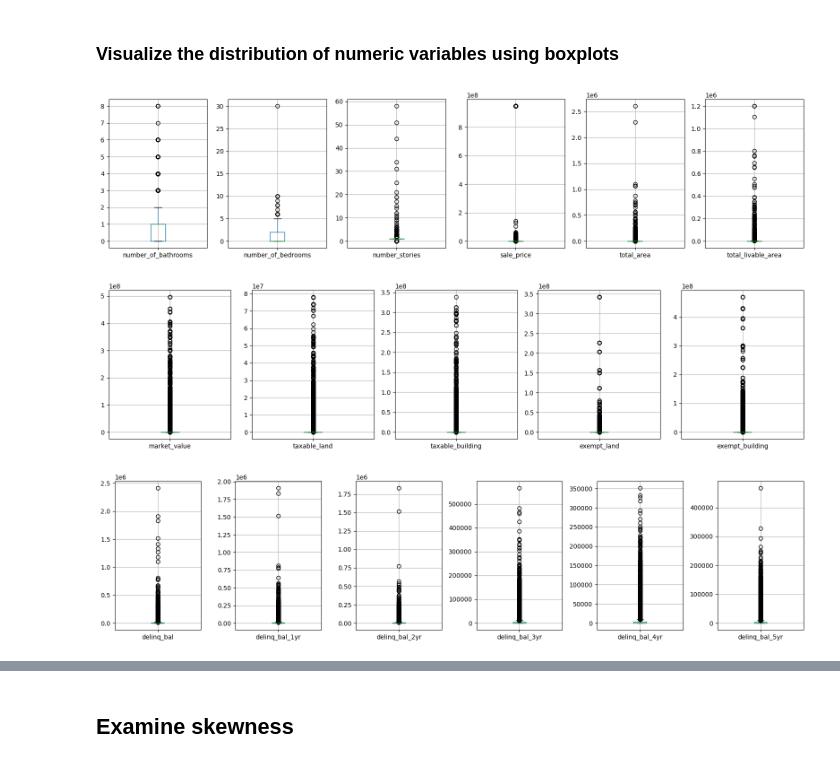
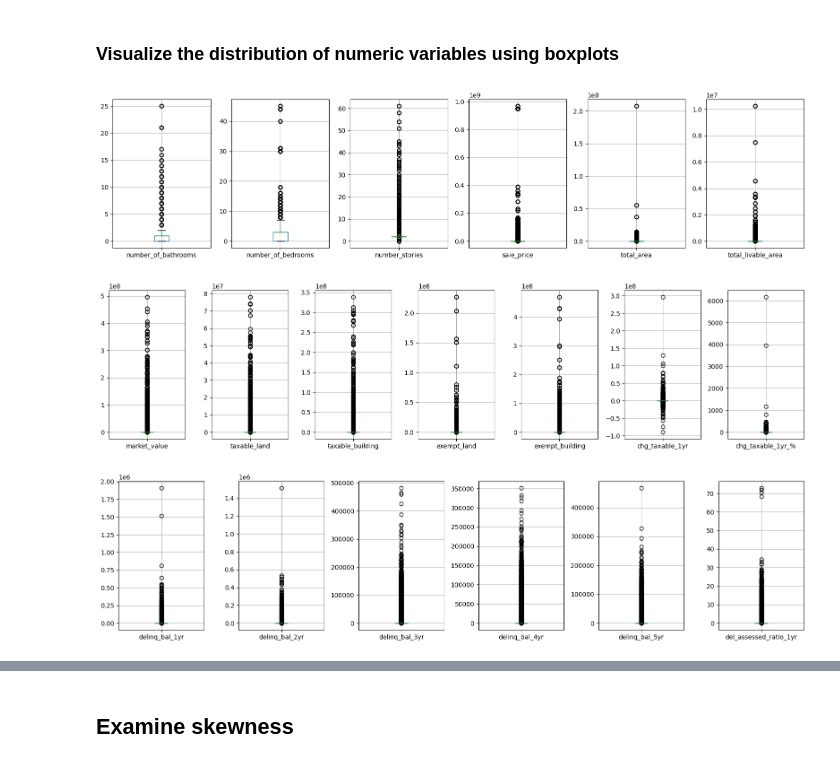
Before and after one commit to julia-flan/Real_Estate_Delinquency_Analysis, a Jupyter notebook: RE_Delinquent_Data_Cleaning.ipynb, the cells around one changed output, grey strips where cells are left out. Cells and saved outputs as stored; diff of their text form; code cells hidden in the pictures.

Commit message:
Update RE_Delinquent_Data_Cleaning.ipynb
Added data exploration to data cleaning script

```diff
--- a/RE_Delinquent_Data_Cleaning.ipynb
+++ b/RE_Delinquent_Data_Cleaning.ipynb
@@ -859,16 +854,16 @@ rea_fe.loc[(rea_fe.taxable > 0) | (rea_fe.exempt > 0),'taxable_%'] = rea_fe['tax
 For this analysis, we will be trying to predict whether a property is delinquent in the current year. For this reason, we should create features without the current year's delinquency.
 # %%
 # create booleans indicating whether there was delinquency in a given year
-rea_fe['delinq_1yr'] = rea_fe.delinq_bal_1yr.apply(lambda x: 1 if x > 0 else 0)
-rea_fe['delinq_2yr'] = rea_fe.delinq_bal_2yr.apply(lambda x: 1 if x > 0 else 0)
-rea_fe['delinq_3yr'] = rea_fe.delinq_bal_3yr.apply(lambda x: 1 if x > 0 else 0)
-rea_fe['delinq_4yr'] = rea_fe.delinq_bal_4yr.apply(lambda x: 1 if x > 0 else 0)
-rea_fe['delinq_5yr'] = rea_fe.delinq_bal_5yr.apply(lambda x: 1 if x > 0 else 0)
+rea_all['delinq_1yr'] = rea_all.delinq_bal_1yr.apply(lambda x: 1 if x > 0 else 0)
+rea_all['delinq_2yr'] = rea_all.delinq_bal_2yr.apply(lambda x: 1 if x > 0 else 0)
+rea_all['delinq_3yr'] = rea_all.delinq_bal_3yr.apply(lambda x: 1 if x > 0 else 0)
+rea_all['delinq_4yr'] = rea_all.delinq_bal_4yr.apply(lambda x: 1 if x > 0 else 0)
+rea_all['delinq_5yr'] = rea_all.delinq_bal_5yr.apply(lambda x: 1 if x > 0 else 0)
 
 # count the number of years delinqent in the past 5 years
-rea_fe['years_delinq'] = rea_fe.delinq_1yr + rea_fe.delinq_2yr + rea_fe.delinq_3yr + rea_fe.delinq_4yr + rea_fe.delinq_5yr
+rea_all['years_delinq'] = rea_all.delinq_1yr + rea_all.delinq_2yr + rea_all.delinq_3yr + rea_all.delinq_4yr + rea_all.delinq_5yr
 
 # get ratio of delinquency balance from the previous year to its assessed value
-rea_fe['del_assessed_ratio_1yr'] = 0.0
-rea_fe.loc[(rea_fe.taxable_1yr > 0) | (rea_fe.exempt_1yr), 'del_assessed_ratio_1yr'] = rea_fe.delinq_bal_1yr / (rea_fe.taxable_1yr + rea_fe.exempt_1yr)
+rea_all['del_assessed_ratio_1yr'] = 0.0
+rea_all.loc[(rea_all.taxable_1yr > 0) | (rea_all.exempt_1yr), 'del_assessed_ratio_1yr'] = rea_all.delinq_bal_1yr / (rea_all.taxable_1yr + rea_all.exempt_1yr)
 # %% [markdown]
@@ -876,8 +871,12 @@ rea_fe.loc[(rea_fe.taxable_1yr > 0) | (rea_fe.exempt_1yr), 'del_assessed_ratio_1
 # %%
 # copy the 2025 data
-rea_2025 = rea_fe[rea_fe.year == 2025].copy(deep=True)
+rea_2025 = rea_all[rea_all.year == 2025].copy(deep=True)
+
+# copy remaining years into a new df
+rea_final = rea_all[rea_all.year != 2025].copy(deep=True)
 
 # drop the NAN delinquency balance records
 rea_2025.drop(columns=['delinq_bal'], inplace=True)
 
-rea_2025.dtypes
+# export the 2025 data
+rea_2025.to_csv("Data/X_real_estate_2025.csv")
@@ -902,6 +885,7 @@ dtype: object
 # %%
-rea_fe['delinq'] = rea_fe.delinq_bal.apply(lambda x: 1 if x > 0 else 0) # y-variable
+# y-variable
+rea_final['delinq'] = rea_final.delinq_bal.apply(lambda x: 1 if x > 0 else 0)
 
 # drop delinquency balance
-rea_fe.drop(columns=['delinq_bal'], axis=1, inplace=True)
+rea_final.drop(columns=['delinq_bal'], axis=1, inplace=True)
 # %%
@@ -958,35 +922,35 @@ fig, ax = plt.subplots(nrows= 1, ncols= len(columns_for_boxplots), figsize= (16,
 i = 0
 # iterate through all columns and add to figure
 for col in columns_for_boxplots:
-    prop_clean.boxplot(column=col, ax= ax[i])
+    rea_final.boxplot(column=col, ax= ax[i])
     i += 1
 
 # display plot
 plt.tight_layout()
 plt.show()
 # %% [output]
-[figure, old version]
+[figure, new version]
 # %%
 # Assessments boxplots
-columns_for_boxplots = ['market_value','taxable_land','taxable_building','exempt_land','exempt_building']
+columns_for_boxplots = ['market_value','taxable_land','taxable_building','exempt_land','exempt_building', 'chg_taxable_1yr', 'chg_taxable_1yr_%']
 
 # set figure and axis
 fig, ax = plt.subplots(nrows= 1, ncols= len(columns_for_boxplots), figsize= (16, 4))
 
 i = 0
 # iterate through all columns and add to figure
 for col in columns_for_boxplots:
-    assess_clean.boxplot(column=col, ax= ax[i])
+    rea_final.boxplot(column=col, ax= ax[i])
     i += 1
 
 # display plot
 plt.tight_layout()
 plt.show()
 # %% [output]
-[figure, old version]
+[figure, new version]
 # %%
 # Delinquency boxplots
-columns_for_boxplots = ['delinq_bal','delinq_bal_1yr','delinq_bal_2yr','delinq_bal_3yr','delinq_bal_4yr','delinq_bal_5yr']
+columns_for_boxplots = ['delinq_bal_1yr','delinq_bal_2yr','delinq_bal_3yr','delinq_bal_4yr','delinq_bal_5yr', 'del_assessed_ratio_1yr']
 
 # set figure and axis
 fig, ax = plt.subplots(nrows= 1, ncols= len(columns_for_boxplots), figsize= (16, 4))
@@ -994,11 +958,11 @@ fig, ax = plt.subplots(nrows= 1, ncols= len(columns_for_boxplots), figsize= (16,
 i = 0
 # iterate through all columns and add to figure
 for col in columns_for_boxplots:
-    delinq_clean.boxplot(column=col, ax= ax[i])
+    rea_final.boxplot(column=col, ax= ax[i])
     i += 1
 
 # display plots
 plt.tight_layout()
 plt.show()
 # %% [output]
-[figure, old version]
+[figure, new version]
```
Also changed, not shown: parts of 52 cells of this notebook.
